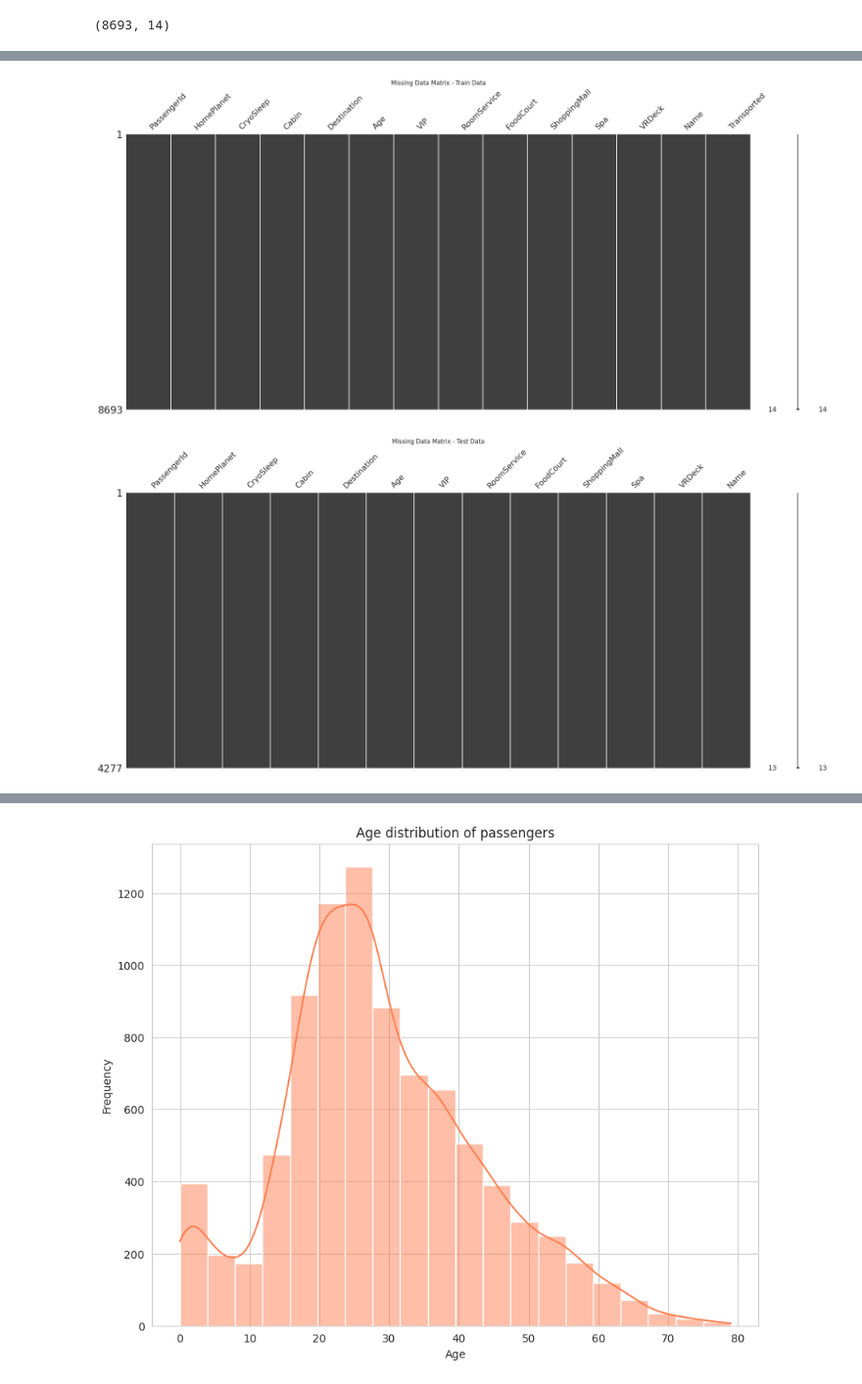
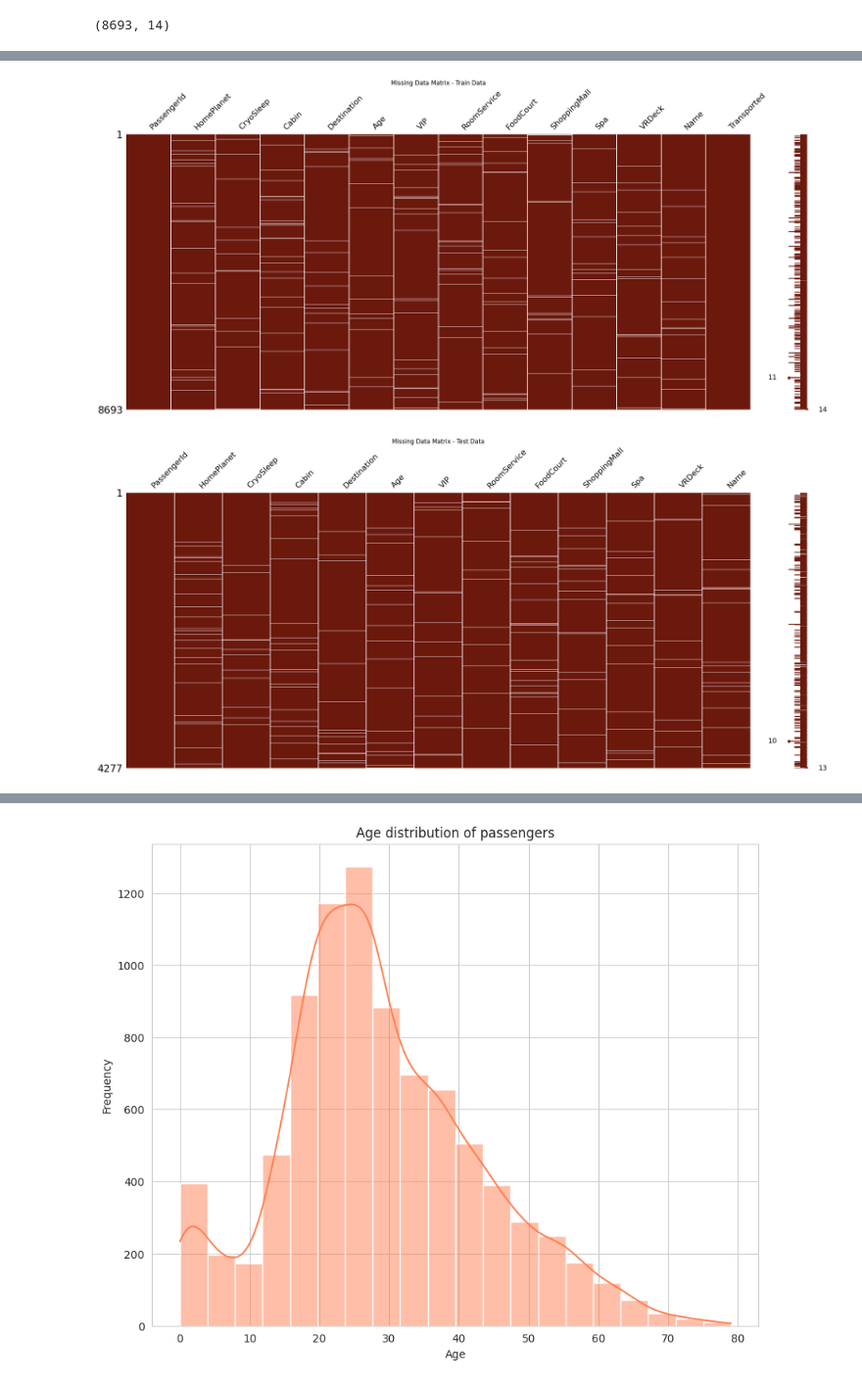
Before and after one commit to TOFWAQ/Kaggle_Challenge, a Jupyter notebook: TEAM_14.ipynb, the cells around one changed output, grey strips where cells are left out. Shown at 98% size. Saved outputs shown, nothing was run; the diff lists cells and outputs as text; code cells hidden in the pictures.

```diff
--- a/TEAM_14.ipynb
+++ b/TEAM_14.ipynb
@@ -135,20 +109,17 @@ drop_columns_high_missing(test, threshold=0.5)
 # %%
-import missingno as msno
+#Visualise the null values
+# Set the color of the missing values to 'red'
+msno.matrix(train, color=(0.42, 0.1, 0.05))
 
-
-# Visualize missing values using missingno
-msno.matrix(train)
 plt.title('Missing Data Matrix - Train Data')
 plt.show()
 # %% [output]
-[figure, old version]
+[figure, new version]
 # %%
-import missingno as msno
+#Visualise the missing value for test data
+msno.matrix(test, color=(0.42, 0.1, 0.05))
 
-
-# Visualize missing values using missingno
-msno.matrix(test)
 plt.title('Missing Data Matrix - Test Data')
 plt.show()
 # %% [output]
-[figure, old version]
+[figure, new version]
```
Also changed, not shown: parts of 17 cells of this notebook.
